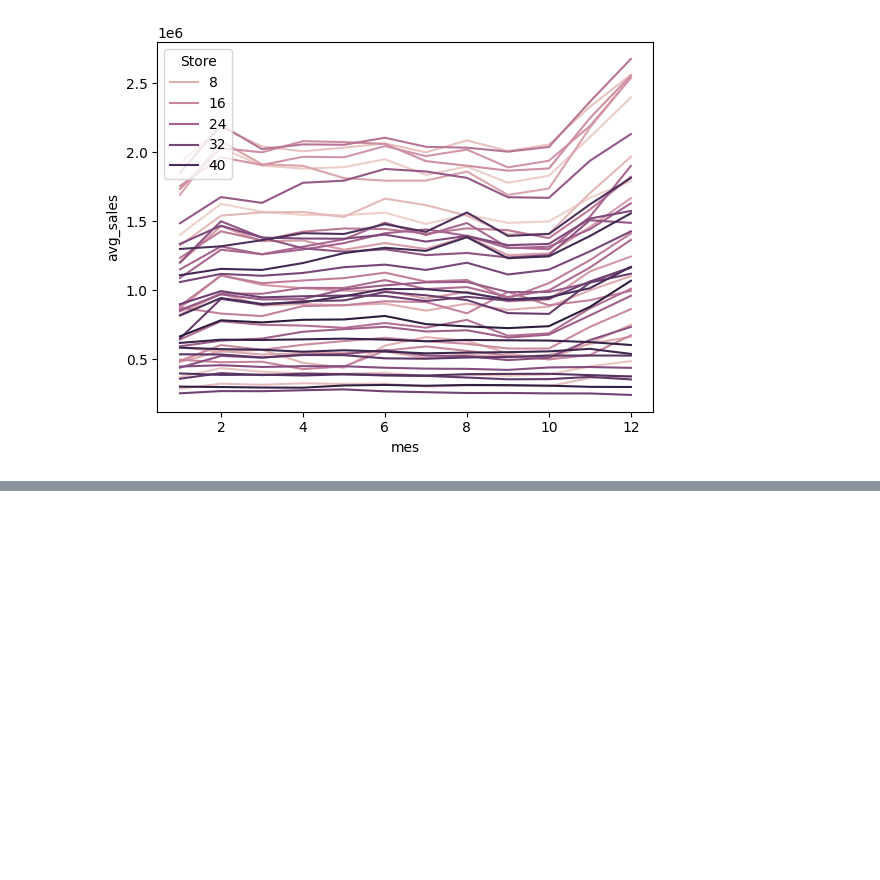
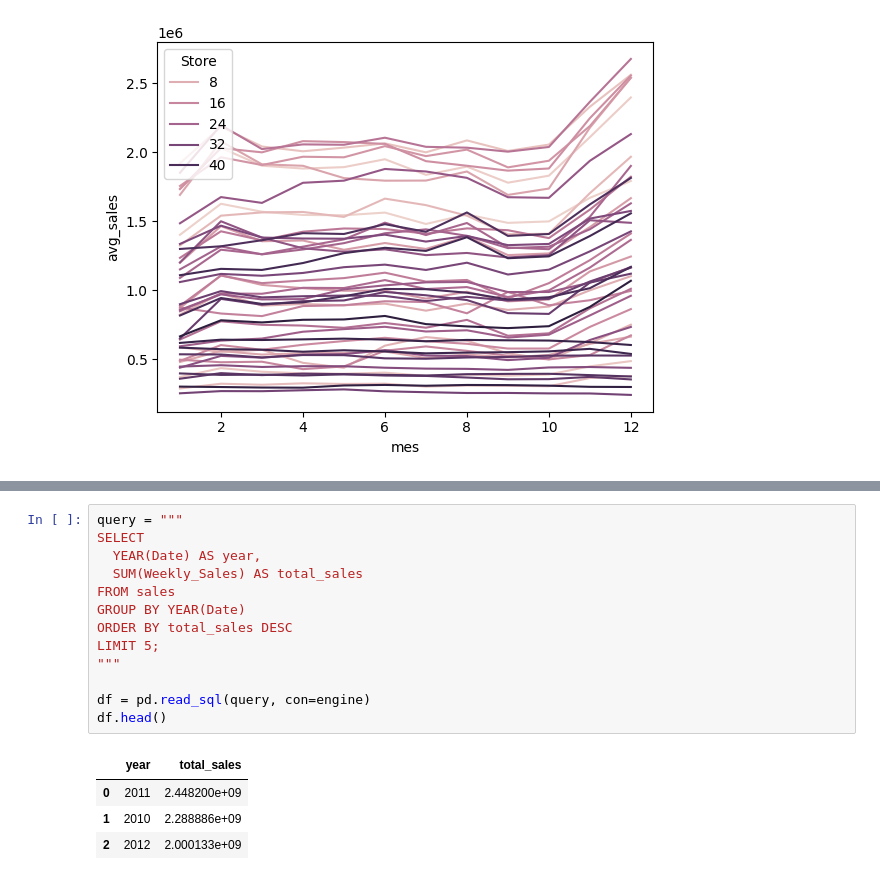
Before and after one commit to fernk01/sql_walmart, a Jupyter notebook: walmart.ipynb, the cells around one changed output, grey strips where cells are left out. Drawn from its saved outputs; the diff is of its cells as text; blank space fills up the shorter version.

```diff
--- a/walmart.ipynb
+++ b/walmart.ipynb
@@ -92,0 +168,18 @@ sns.lineplot(data=df, x='mes', y='avg_sales', hue='Store')
+# %%
+query = """
+SELECT
+  YEAR(Date) AS year,
+  SUM(Weekly_Sales) AS total_sales
+FROM sales
+GROUP BY YEAR(Date)
+ORDER BY total_sales DESC
+LIMIT 5;
+"""
+
+df = pd.read_sql(query, con=engine)
+df.head()
+# %% [output]
+|  | year | total_sales |
+| 0 | 2011 | 2.448200e+09 |
+| 1 | 2010 | 2.288886e+09 |
+| 2 | 2012 | 2.000133e+09 |
```
Also changed, not shown: parts of 18 cells of this notebook, 1 other file.
